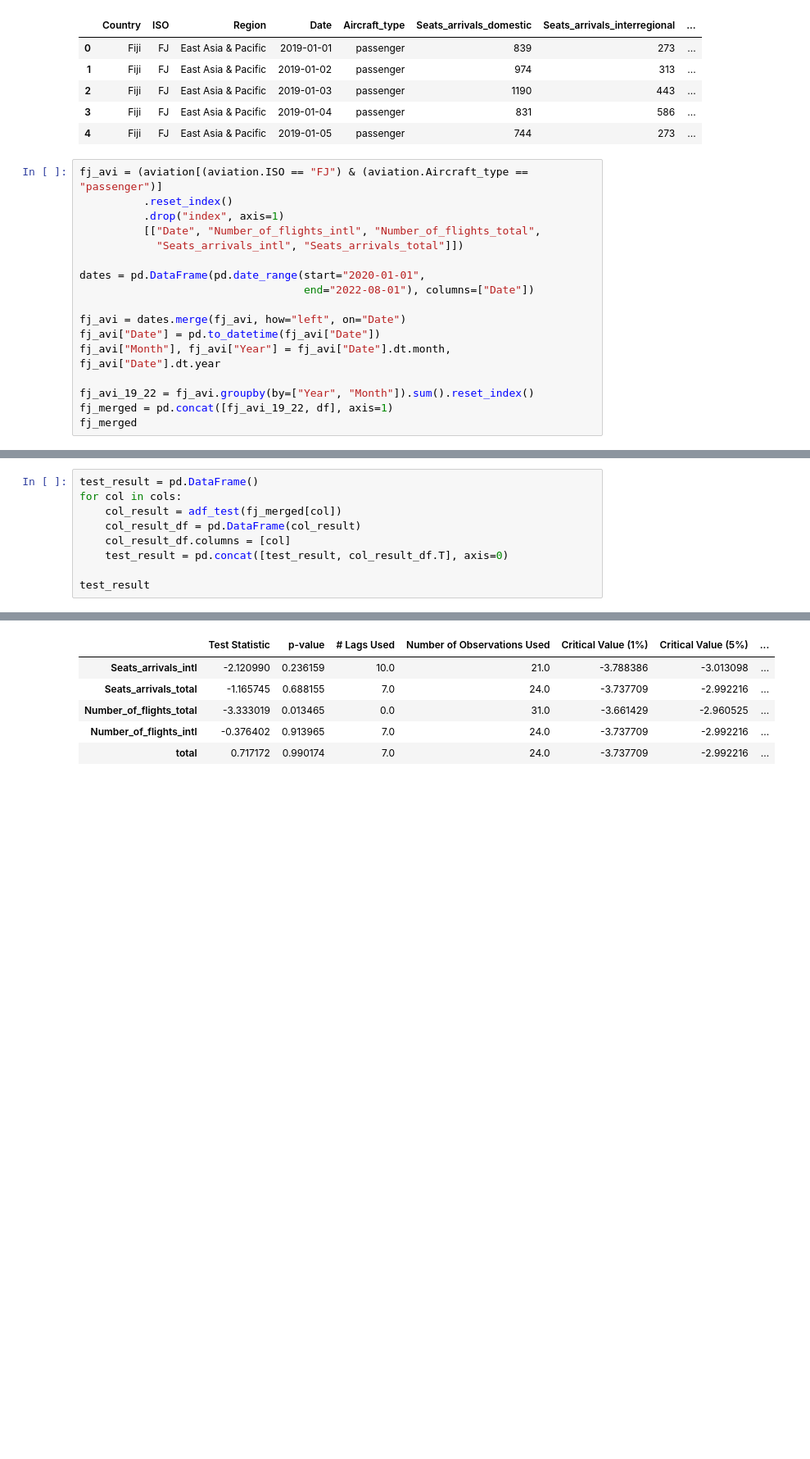
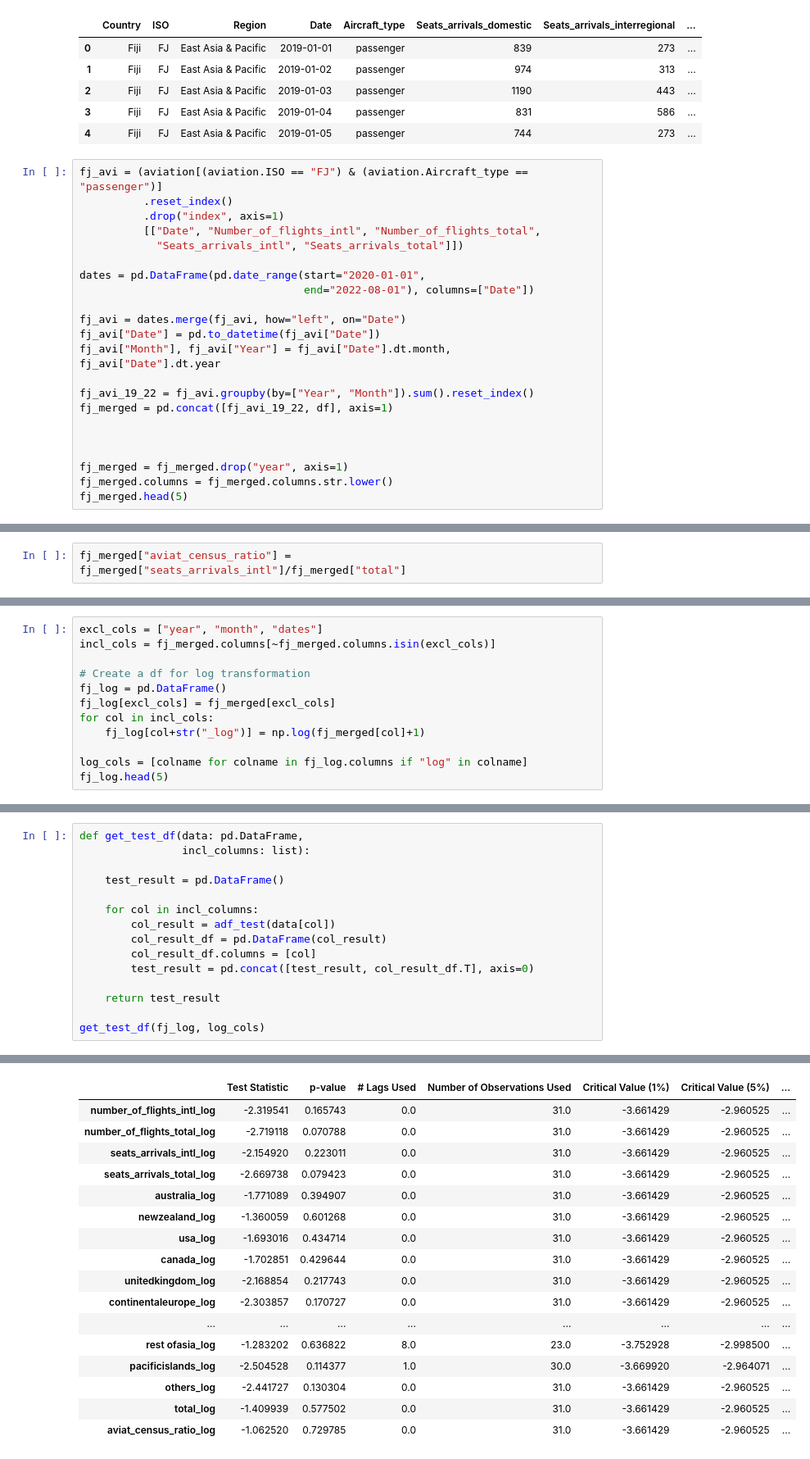
Before and after one commit to worldbank/pacific-observatory, a Jupyter notebook: scripts/notebooks/EDA-Fiji.ipynb, the cells around one changed output, grey strips where cells are left out. Shown: that part at 82% size. Drawn from its saved outputs; the diff is of its cells as text; blank space fills up the shorter version.

```diff
--- a/scripts/notebooks/EDA-Fiji.ipynb
+++ b/scripts/notebooks/EDA-Fiji.ipynb
@@ -55,5 +57,10 @@ fj_avi["Month"], fj_avi["Year"] = fj_avi["Date"].dt.month, fj_avi["Date"].dt.yea
 
 fj_avi_19_22 = fj_avi.groupby(by=["Year", "Month"]).sum().reset_index()
 fj_merged = pd.concat([fj_avi_19_22, df], axis=1)
-fj_merged
+
+
+
+fj_merged = fj_merged.drop("year", axis=1)
+fj_merged.columns = fj_merged.columns.str.lower()
+fj_merged.head(5)
 # %% [output]
@@ -77,0 +77,2 @@ fj_merged
+# %%
+fj_merged["aviat_census_ratio"] = fj_merged["seats_arrivals_intl"]/fj_merged["total"]
@@ -106,0 +152,12 @@ corr_matrix_max
+# %%
+excl_cols = ["year", "month", "dates"]
+incl_cols = fj_merged.columns[~fj_merged.columns.isin(excl_cols)]
+
+# Create a df for log transformation
+fj_log = pd.DataFrame()
+fj_log[excl_cols] = fj_merged[excl_cols]
+for col in incl_cols:
+    fj_log[col+str("_log")] = np.log(fj_merged[col]+1)
+
+log_cols = [colname for colname in fj_log.columns if "log" in colname]
+fj_log.head(5)
@@ -107,11 +172,17 @@ corr_matrix_max
 # %%
-test_result = pd.DataFrame()
-for col in cols:
-    col_result = adf_test(fj_merged[col])
-    col_result_df = pd.DataFrame(col_result)
-    col_result_df.columns = [col]
-    test_result = pd.concat([test_result, col_result_df.T], axis=0)
+def get_test_df(data: pd.DataFrame,
+                incl_columns: list):
 
-test_result
+    test_result = pd.DataFrame()
+
+    for col in incl_columns:
+        col_result = adf_test(data[col])
+        col_result_df = pd.DataFrame(col_result)
+        col_result_df.columns = [col]
+        test_result = pd.concat([test_result, col_result_df.T], axis=0)
+
+    return test_result
+
+get_test_df(fj_log, log_cols)
 # %% [output]
 Results of Dickey-Fuller Test:
@@ -133,7 +204,18 @@ Critical Value (10%)           -2.635747
 dtype: float64
 |  | Test Statistic | p-value | # Lags Used | Number of Observations Used | Critical Value (1%) | Critical Value (5%) | ... |
-| Seats_arrivals_intl | -2.120990 | 0.236159 | 10.0 | 21.0 | -3.788386 | -3.013098 | ... |
-| Seats_arrivals_total | -1.165745 | 0.688155 | 7.0 | 24.0 | -3.737709 | -2.992216 | ... |
-| Number_of_flights_total | -3.333019 | 0.013465 | 0.0 | 31.0 | -3.661429 | -2.960525 | ... |
-| Number_of_flights_intl | -0.376402 | 0.913965 | 7.0 | 24.0 | -3.737709 | -2.992216 | ... |
-| total | 0.717172 | 0.990174 | 7.0 | 24.0 | -3.737709 | -2.992216 | ... |
+| number_of_flights_intl_log | -2.319541 | 0.165743 | 0.0 | 31.0 | -3.661429 | -2.960525 | ... |
+| number_of_flights_total_log | -2.719118 | 0.070788 | 0.0 | 31.0 | -3.661429 | -2.960525 | ... |
+| seats_arrivals_intl_log | -2.154920 | 0.223011 | 0.0 | 31.0 | -3.661429 | -2.960525 | ... |
+| seats_arrivals_total_log | -2.669738 | 0.079423 | 0.0 | 31.0 | -3.661429 | -2.960525 | ... |
+| australia_log | -1.771089 | 0.394907 | 0.0 | 31.0 | -3.661429 | -2.960525 | ... |
+| newzealand_log | -1.360059 | 0.601268 | 0.0 | 31.0 | -3.661429 | -2.960525 | ... |
+| usa_log | -1.693016 | 0.434714 | 0.0 | 31.0 | -3.661429 | -2.960525 | ... |
+| canada_log | -1.702851 | 0.429644 | 0.0 | 31.0 | -3.661429 | -2.960525 | ... |
+| unitedkingdom_log | -2.168854 | 0.217743 | 0.0 | 31.0 | -3.661429 | -2.960525 | ... |
+| continentaleurope_log | -2.303857 | 0.170727 | 0.0 | 31.0 | -3.661429 | -2.960525 | ... |
+| ... | ... | ... | ... | ... | ... | ... | ... |
+| rest ofasia_log | -1.283202 | 0.636822 | 8.0 | 23.0 | -3.752928 | -2.998500 | ... |
+| pacificislands_log | -2.504528 | 0.114377 | 1.0 | 30.0 | -3.669920 | -2.964071 | ... |
+| others_log | -2.441727 | 0.130304 | 0.0 | 31.0 | -3.661429 | -2.960525 | ... |
+| total_log | -1.409939 | 0.577502 | 0.0 | 31.0 | -3.661429 | -2.960525 | ... |
+| aviat_census_ratio_log | -1.062520 | 0.729785 | 0.0 | 31.0 | -3.661429 | -2.960525 | ... |
```
Also changed, not shown: parts of 20 cells of this notebook, 3 other files.
